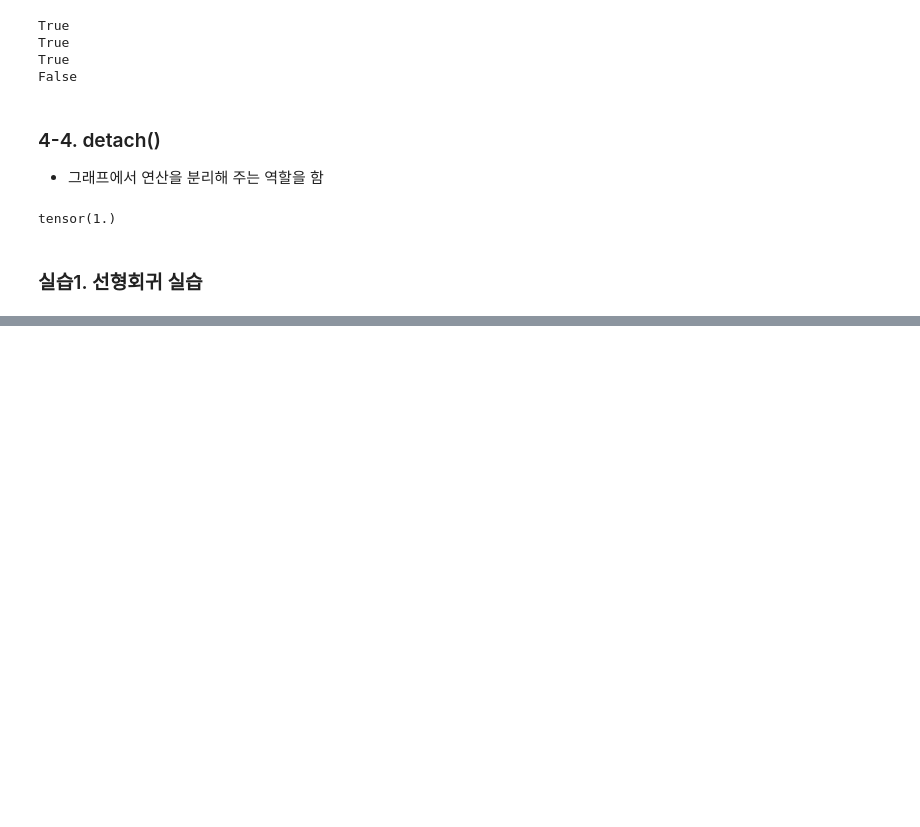
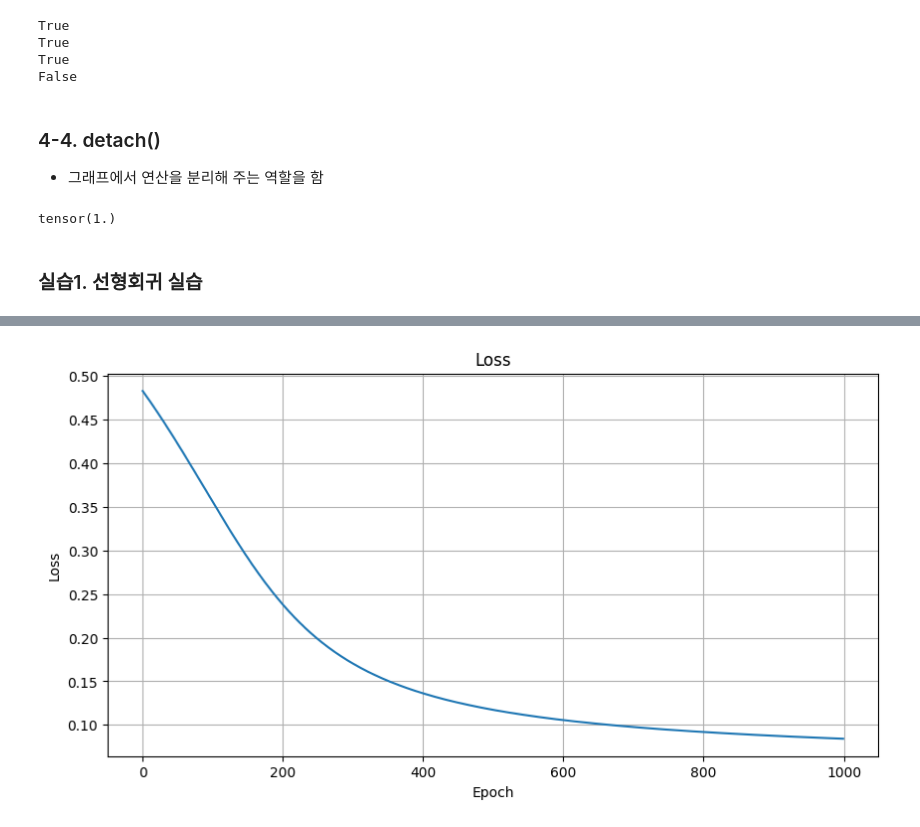
Before and after one commit to sejin1048/pytorch-project, a Jupyter notebook: 04_autograd.ipynb, the cells around one changed output, grey strips where cells are left out. Drawn from its saved outputs; the diff is of its cells as text; code cells hidden in the pictures; blank space fills up the shorter version.

```diff
--- a/04_autograd.ipynb
+++ b/04_autograd.ipynb
@@ -168,0 +282,99 @@ linear.bias : tensor([2.2548])
+# %%
+import torch
+import torch.nn as nn
+import torch.optim as optim
+import numpy as np
+import matplotlib.pyplot as plt
+
+# 1. 입출력 정의
+np.random.seed(42) # 난수가 한번 생성되면 고정해주는 것 42는 그냥 쓴것
+# test = np.random.rand(5)
+num_samples = 500
+
+#1-1. class 1
+mean_1 = np.array([1.0,1.0]) #ex)점 500개를 찍는데, 그 것들의 중심
+cov_1 = np.array([[1,0], # x의 퍼짐정도     #분산 구하는 과정
+                  [0,1]]) # y의 퍼짐정도
+data_1 = np.random.multivariate_normal(mean_1,cov_1,num_samples) #평균,분산 있으면 적당하게 만들어주는것: (x,y)데이터를 적당히 만들어 주는것
+# print(data_1)
+
+# 1-2 class 0
+mean_2 = np.array([-1.0,-1.0]) #ex)점 500개를 찍는데, 그 것들의 중심
+cov_2 = np.array([[1,0], # x의 퍼짐정도     #분산 구하는 과정
+                  [0,1]]) # y의 퍼짐정도
+data_2 = np.random.multivariate_normal(mean_2,cov_2,num_samples) #평균,분산 있으면 적당하게 만들어주는것: (x,y)데이터를 적당히 만들어 주는것
+# print(data_2)
+
+ #numpy로 만든것이므로 pytorch에서 쓸 수 있는 텐서로 바꿔야 한다.
+data = np.vstack((data_1,data_2)) #데이터 합치기
+data = torch.from_numpy(data).float()
+labels = np.ones(num_samples * 2) #결과값(정답) 1:500개 class:1, 0:500개 class:0
+labels[num_samples:] = 0
+labels = torch.from_numpy(labels).float().view(-1,1)
+
+# 2. 모델 정의
+class LogisticRegression(nn.Module):
+    def __init__(self, input_dim, output_dim):
+        super().__init__()
+        self.linear = nn.Linear(input_dim,output_dim)
+
+    def forward(self,x):
+        out = self.linear(data)
+        out = torch.sigmoid(out) #확률적회귀는 활성화 함수를 시그모이드로 사용한다. 노드에서 출력할 때 시그모이드를 쓴다.
+        return out
+
+model = LogisticRegression(2,1) #입력:0,1있으므로
+
+# 3. 손실함수 -> BCE사용
+loss_fn = nn.BCELoss()
+optimizer = optim.SGD(model.parameters(),lr=0.01)
+epochs = 1000
+losses = []
+
+for epoch in range(epochs):
+    optimizer.zero_grad() # 반복할 때마다 기울기 초기화
+    outputs = model(data) #모델인 data를 예측한다.  #예측값 계산
+    loss = loss_function(outputs, labels) # 손실 게산
+    loss.backward() # 역전파
+    optimizer.step() #가중치 업데이트
+
+    losses.append(loss.item()) #손실값 저장
+
+    if (epoch + 1) % 100 == 0: #100번당 한번씩 출력
+        print(f'Epoch [{epoch + 1} / {epochs}], loss: {loss.data: .4f}')
+
+# 6. 결과 시각화
+plt.figure(figsize=(10,5))
+
+# 손실 감소 그래프
+# plt.subplot(2,1,1) #1행 2열로 나누고, 1번에 그리겠다.
+plt.plot(losses)
+plt.xlabel('Epoch')
+plt.ylabel('Loss')
+plt.title('Loss')
+plt.grid()
+plt.show()
+
+
+plt.figure(figsize=(10,5))
+# 결정 경계함수 정의
+w = model.linear.weight.data.numpy()
+b = model.linear.bias.data.numpy()
+x1 = np.array([-2,2])
+x2 = (-(w[0][0] * x1)-b[0]) / w[0][1]
+# 0 = w1*x1 + w2*x2 +b
+# x2 = (-(w1*x1)-b)/w2
+
+plt.plot(x1,x2,color='g',label='Decision boundary')#줄긋기
+plt.scatter(data_1[:,0],data_1[:,1], color = 'b', label='Class 1', s=80) #[[x, y]]
+plt.scatter(data_2[:,0],data_2[:,1], color = 'r', label='Class 0', s=80)
+plt.grid()
+plt.legend()
+plt.show()
+
+# 최종 모델 파라미터 확인
+print("")
+print('학습된 모델의 파라미터:')
+for name, param in model.named_parameters(): #가중치와 bias(편향)가 어떻게 나왔는지 보여주기 위해
+    print(f'{name} : {param.data}')
+# %% [output]
@@ -168,0 +391 @@ linear.bias : tensor([2.2548])
+[figure, added]
```
Also changed, not shown: parts of 13 cells of this notebook.
